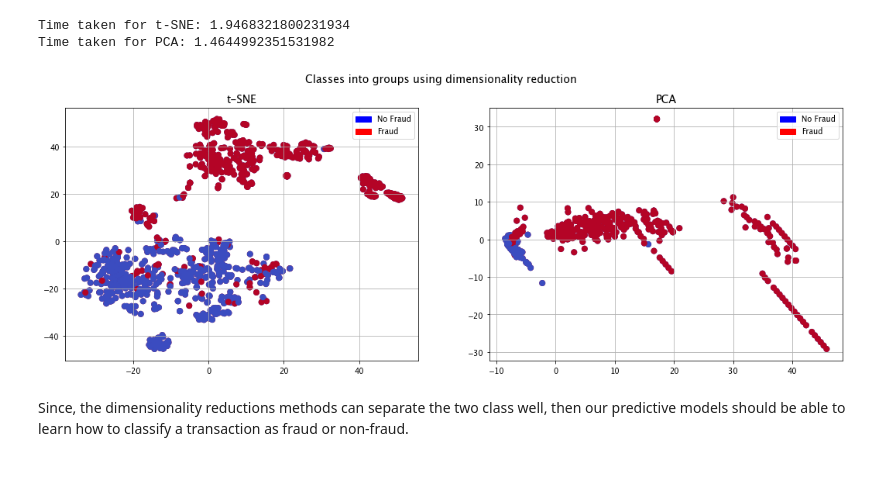
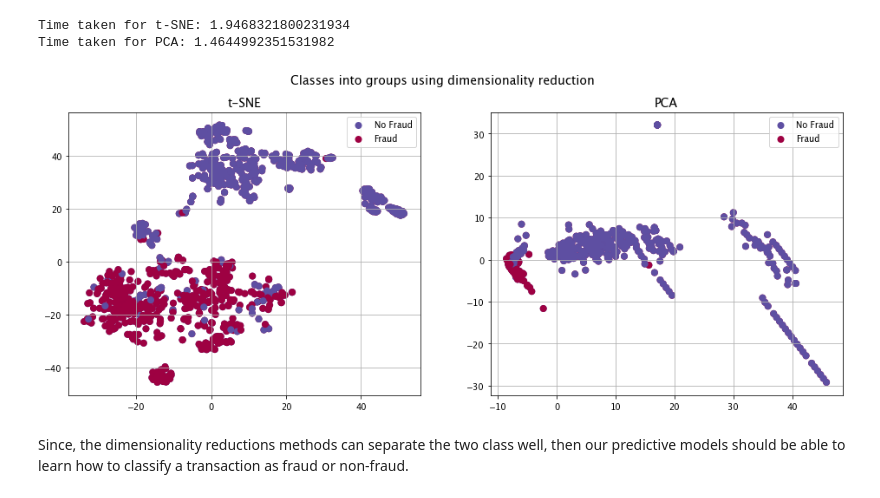
Before and after one commit to vspvikram/Fraud-Detection-And-Analysis, a Jupyter notebook: fraud_detection.ipynb, the cells around one changed output. Drawn from its saved outputs; the diff is of its cells as text; code cells hidden in the pictures; blank space fills up the shorter version.

```diff
--- a/fraud_detection.ipynb
+++ b/fraud_detection.ipynb
@@ -306,29 +306,28 @@ print("Time taken for PCA: {}".format(pca_end - pca_start))
 Time taken for t-SNE: 1.9468321800231934
 Time taken for PCA: 1.4644992351531982
 # %%
-f, (ax1, ax2) = plt.subplots(1,2, figsize=(18, 6))
+f, (ax1, ax2) = plt.subplots(1, 2, figsize=(16, 6))
+# f.tight_layout(h_pad=2)
 
 f.suptitle("Classes into groups using dimensionality reduction", fontsize=14)
-b_dot = mpatches.Patch(color = "b", label="No Fraud")
-r_dot = mpatches.Patch(color = "r", label="Fraud")
 
 # t-SNE plot
-ax1.scatter(X_tsne[:,0], X_tsne[:,1], c=(y==0), cmap="coolwarm", label="No Fraud", linewidths=2)
-ax1.scatter(X_tsne[:,0], X_tsne[:,1], c=(y==1), cmap="coolwarm", label="Fraud", linewidths=2)
+ax1.scatter(X_tsne[:,0], X_tsne[:,1], c=(y==0), cmap="Spectral", label="No Fraud", linewidths=2)
+ax1.scatter(X_tsne[:,0], X_tsne[:,1], c=(y==1), cmap="Spectral", label="Fraud", linewidths=2)
 ax1.set_title("t-SNE", fontsize=14)
 ax1.grid(True)
-ax1.legend(handles=[b_dot, r_dot])
+ax1.legend()
 
 # PCA plot
-ax2.scatter(X_pca[:,0], X_pca[:,1], c=(y==0), cmap="coolwarm", label="No Fraud", linewidths=2)
-ax2.scatter(X_pca[:,0], X_pca[:,1], c=(y==1), cmap="coolwarm", label="Fraud", linewidths=2)
+ax2.scatter(X_pca[:,0], X_pca[:,1], c=(y==0), cmap="Spectral", label="No Fraud", linewidths=2)
+ax2.scatter(X_pca[:,0], X_pca[:,1], c=(y==1), cmap="Spectral", label="Fraud", linewidths=2)
 ax2.set_title("PCA", fontsize=14)
 ax2.grid(True)
-ax2.legend(handles=[b_dot, r_dot])
+ax2.legend()
 
 plt.show()
 # %% [output]
-[figure, old version]
+[figure, new version]
 # %% [markdown]
 Since, the dimensionality reductions methods can separate the two class well, then our predictive models should be able to learn how to classify a transaction as fraud or non-fraud.
 # %%
```
Also changed, not shown: parts of 1 cell of this notebook.
